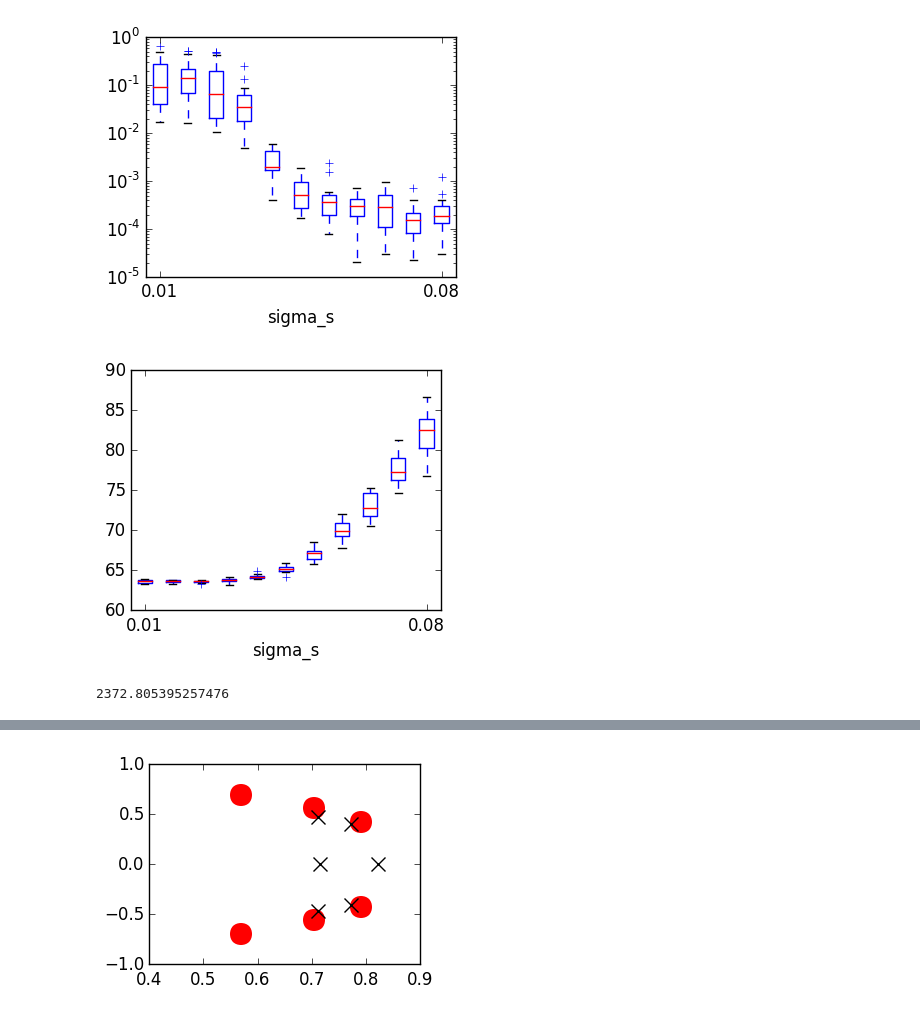
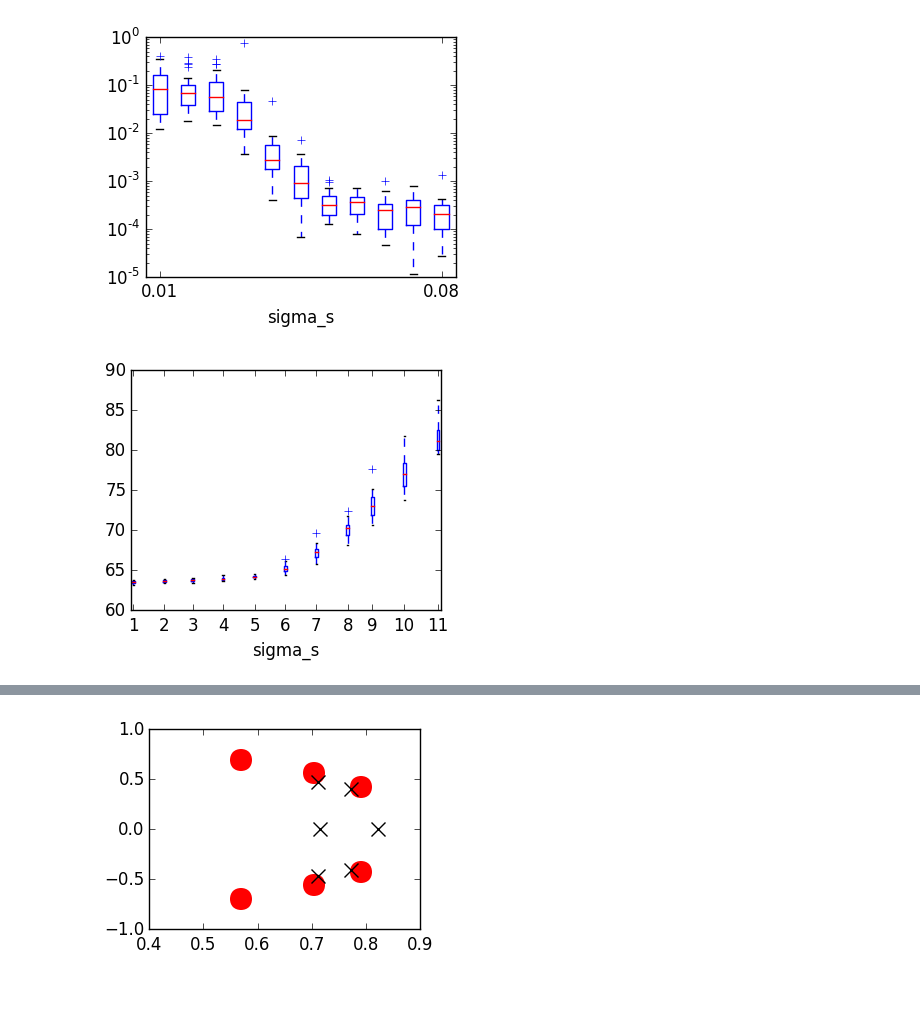
Before and after one commit to ganguli-lab/single-trial, a Jupyter notebook: notebooks/Analysis - Dynamical System SSID.ipynb, the cells around one changed output, grey strips where cells are left out. Saved outputs shown, nothing was run; the diff lists cells and outputs as text; code cells hidden in the pictures.

```diff
--- a/notebooks/Analysis - Dynamical System SSID.ipynb
+++ b/notebooks/Analysis - Dynamical System SSID.ipynb
@@ -95,3 +104,10 @@ end
 #     What = hoKalman(X, 3, m.K)[1]
 #     return Kp, sum(svd(mU' * U)[2]) / size(mU, 2), specErr(eig(What)[1], eig(m.sigW)[1])
 # end
+# %%
+m = NLDynModel(DynModel(100, 2, 20, 200, 0.95, 0.1, 0.05), 0.1)
+xbase = sample(m.base)
+x = sample(m)
+
+plot(xbase[1, :]')
+plot(x[1, :]')
@@ -98,9 +118,12 @@ end
 # %%
 @everywhere function trial(m::DynModel)
-    X = sample(m)
+    rst = fullSample(m)
+    X = rst[:X]
+    Xs = m.S * m.Us * rst[:Xs]
     What = hoKalman(sample(m), 3, m.K)[1]
-    SVs = sqrt(eigs(X * X'; nev=m.K + 1)[1])
-    return specErr(eig(What)[1], eig(m.Ws)[1]), SVs[end - 1], SVs[end]
+    SV = sqrt(eigs(X * X'; nev=m.K)[1])
+    SVs = sqrt(eigs(Xs * Xs'; nev=m.K)[1])
+    return specErr(eig(What)[1], eig(m.Ws)[1]), SV[end], SVs[end]
 end
 
 @everywhere K, N, ϕs, ϕn = 4, 2000, 0.9, 0.1
@@ -114,28 +137,30 @@ rst = [@spawn trial(DynModel(N, K, M, int(T), ϕs, ϕn, σs * sqrt(N / K))) for
 rst = map(fetch, rst);
 
 err = map(x -> x[1], rst);
-evks = map(x -> x[2], rst);
-evk1s = map(x -> x[3], rst);
+evk = map(x -> x[2], rst);
+evks = map(x -> x[3], rst);
 # %%
 figure(figsize=(4, 3))
 boxplot(err')
 # plot(err[:, 1])
 yscale("log")
 xticks([1, length(σss)], [minimum(σss), maximum(σss)])
 xlabel("sigma_s")
 savefig("../figures/ssid.err.sigma.s.eps")
 
+model = ARMPModel(int(M), int(T), ϕn, 1.0)
+
 figure(figsize=(4, 3))
-boxplot(evks')
-xticks([1, length(σss)], [minimum(σss), maximum(σss)])
+boxplot(evk', positions=mean(evks, 2))
+# plot(mean(evks, 2), mean(evk, 2))
+# axhline(y=sv_outfloor(model))
+# axvline(x=sv_infloor(model) * (N - K) / N, color="b")
+# axvline(x=sqrt(ev_infloor(ARMPCorrModel(model))) * (N - K) / N, color="r")
+# xticks([1, length(σss)], [minimum(σss), maximum(σss)])
 xlabel("sigma_s")
 savefig("../figures/k.eig.sigma.s.eps")
 # plot(evks[:, 1])
 # yscale("log")
 # %% [output]
-[figure, old version]
+[figure, new version]
-[figure, old version]
+[figure, new version]
-# %%
-T
-# %% [output]
-2372.805395257476
```
Also changed, not shown: parts of 8 cells of this notebook, 6 other files.
